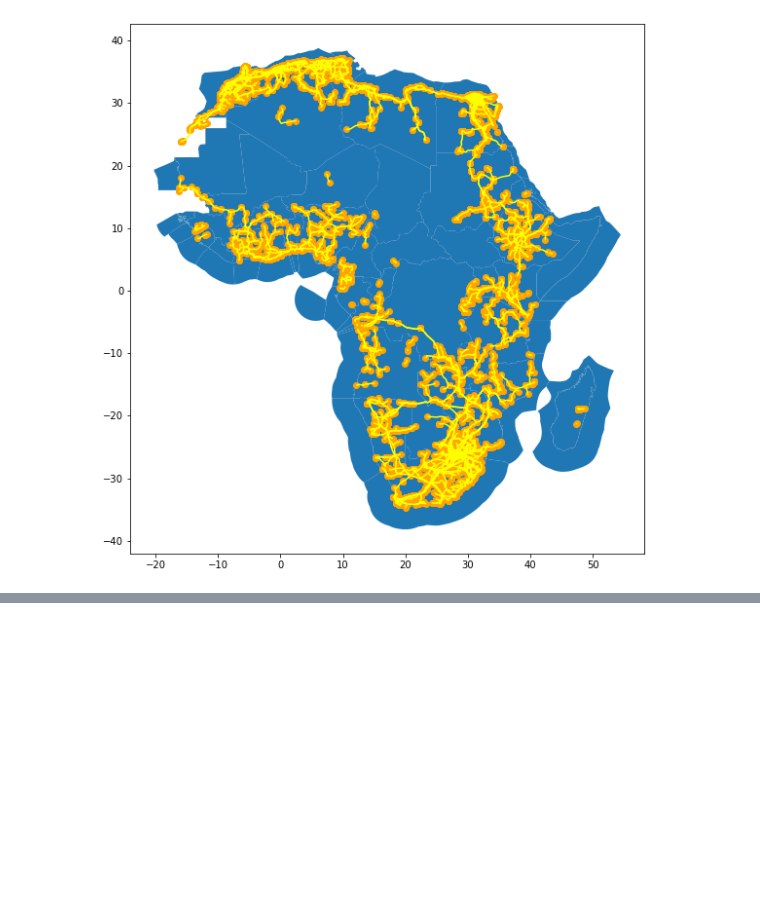
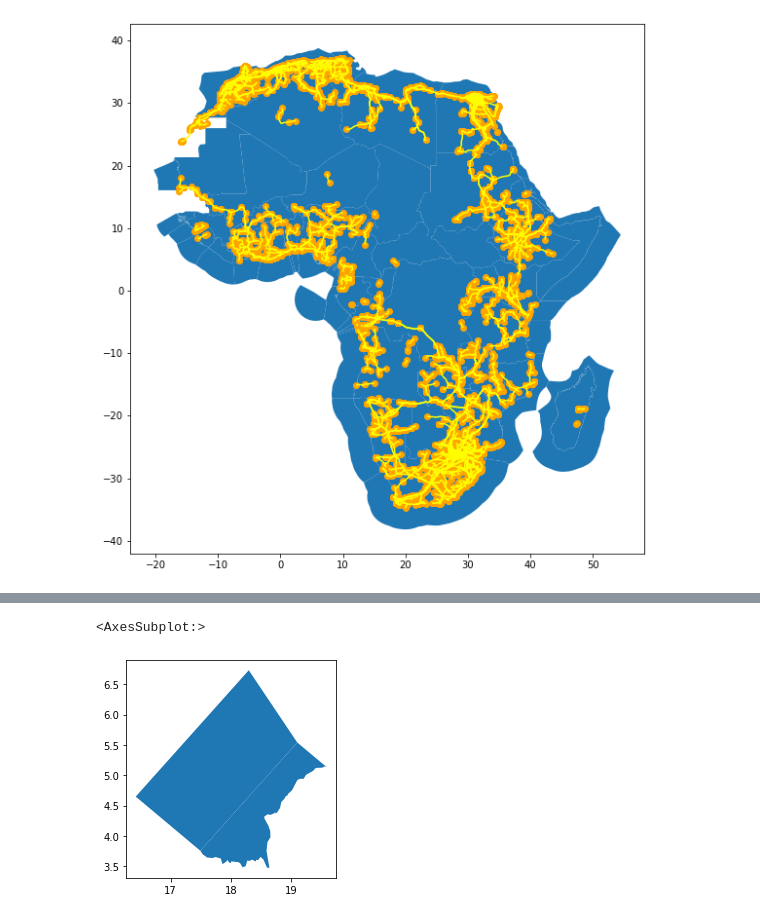
Before and after one commit to pypsa-meets-earth/pypsa-africa-hackathon, a Jupyter notebook: notebooks/build_bus_regions_verifybuseslines.ipynb, the cells around one changed output, grey strips where cells are left out. Drawn from its saved outputs; the diff is of its cells as text; code cells hidden in the pictures; blank space fills up the shorter version.

```diff
--- a/notebooks/build_bus_regions_verifybuseslines.ipynb
+++ b/notebooks/build_bus_regions_verifybuseslines.ipynb
@@ -161,3 +177,8 @@ INFO:pypsa.io:Imported network base.nc has buses, lines
+# %%
+bus_regions_continent[bus_regions_continent.country == "CF"].plot()
+# %% [output]
+<AxesSubplot:>
+[figure, added]
 # %%
 # plot output build_bus_regions
 
```
Also changed, not shown: parts of 6 cells of this notebook, 12 other files.
